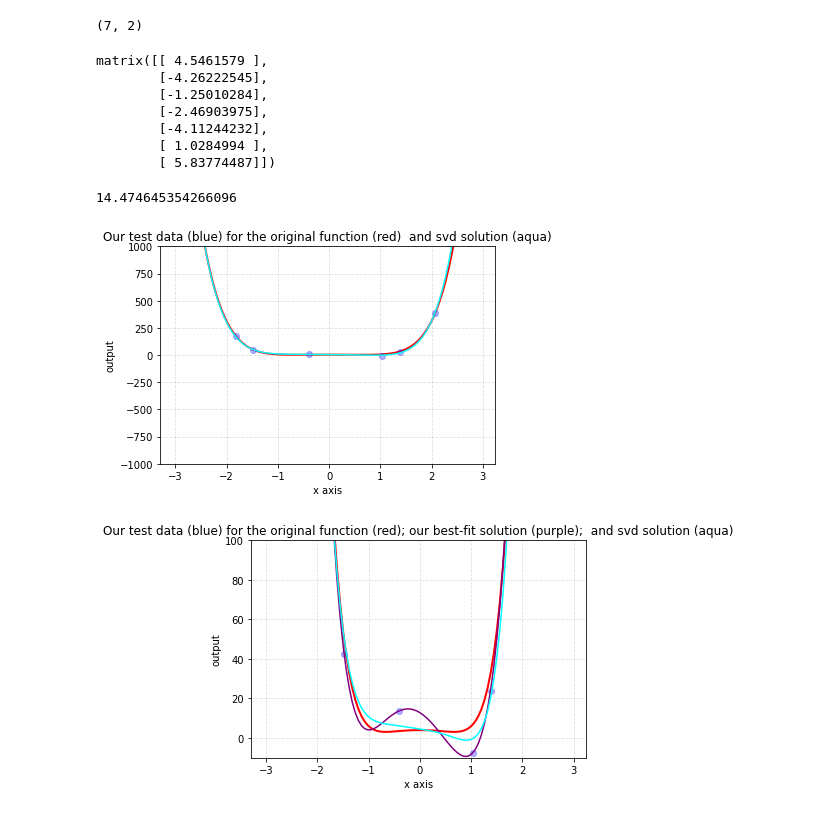
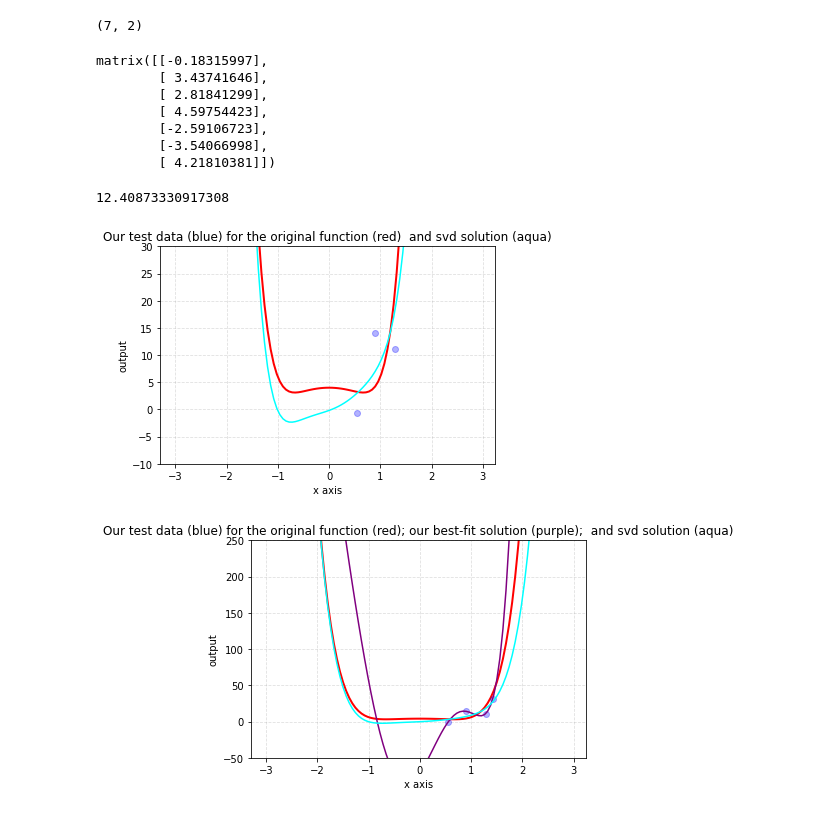
Before and after one commit to AaronSchram22/AdvLinearAlgebra, a Jupyter notebook: Copy_of_Project_4_Case_3_An_Interesting_Case_using_Singular_Values_and_Best_Fit.ipynb, the cells around one changed output. Drawn from its saved outputs; the diff is of its cells as text; code cells hidden in the pictures.

```diff
--- a/Copy_of_Project_4_Case_3_An_Interesting_Case_using_Singular_Values_and_Best_Fit.ipynb
+++ b/Copy_of_Project_4_Case_3_An_Interesting_Case_using_Singular_Values_and_Best_Fit.ipynb
@@ -58,9 +58,9 @@ actual_data_y = []
 for i in range(7):
     # pick a random number between -5 and 5
     x = 6*random.random() - 3
-    f = 4 - 3*x**2 + 5*x**6 +((30*random.random()-15))
+    f = 4 - 3*x**2 + 5*x**6
     actual_data_x.append(x)
-    actual_data_y.append(f)
+    actual_data_y.append(f+(30*random.random()-15))
 # %%
 # uncomment code below  to look at the data in actual_data_x or in actual_data_y
 
@@ -273,19 +273,19 @@ Vh_d.shape
 svdsol = (Vh_use @ linalg.inv(sigma_use) @ U_use.transpose()) @ b
 svdsol
 # %% [output]
-matrix([[ 4.5461579 ],
-        [-4.26222545],
-        [-1.25010284],
-        [-2.46903975],
-        [-4.11244232],
-        [ 1.0284994 ],
-        [ 5.83774487]])
+matrix([[-0.18315997],
+        [ 3.43741646],
+        [ 2.81841299],
+        [ 4.59754423],
+        [-2.59106723],
+        [-3.54066998],
+        [ 4.21810381]])
 # %%
 #  Let's see how close this actually gets us by comparing the original b vector to the result of Mc:
 error = ((b-M*svdsol).transpose() * (b-M*svdsol))[0,0]
 error**0.5
 # %% [output]
-14.474645354266096
+12.40873330917308
 # %%
 #Show a plot of the solutions using the best-fit method, and the SVD method:
 
@@ -306,7 +306,7 @@ svd_fit = svdsol[0,0] + svdsol[1,0]*xdata + svdsol[2,0]*(xdata**2) + svdsol[3,0]
 plt.plot(xdata,fdata, color='red', linewidth=2 ) + plt.plot(actual_data_x, actual_data_y, 'bo', alpha=0.3) + plt.plot(xdata, svd_fit, 'aqua')
 
 #Restrict the output values to this range:
-plt.ylim(-1000,1000)
+plt.ylim(-10,30)
 # Add a title
 plt.title('Our test data (blue) for the original function (red)  and svd solution (aqua)')
 
@@ -317,7 +317,7 @@ plt.ylabel('output')
 # Add a grid
 plt.grid(alpha=.4,linestyle='--')
 # %% [output]
-[figure, old version]
+[figure, new version]
 # %%
 #Show a plot of the solutions using the best-fit method, and the SVD method:
 
@@ -326,34 +326,34 @@ x = sym.symbols('x')
 
 xdata = []
 fdata = []
 #set up our 100 data points on the interval from (-3, 3):
 xdata = np.array(range(100))/(100/6) - 3
 # find the ouput for our function on each data point:
 fdata = 4 - 3*xdata**2 + 5*xdata**6
 
 #construct the solution from bestfit:
 best_fit = c[0,0] + c[1,0]*xdata + c[2,0]*(xdata**2) + c[3,0]*(xdata**3) + c[4,0]*(xdata**4) + c[5,0]*(xdata**5) + c[6,0]*(xdata**6)
 
 #construct the solution from svdsol
 svd_fit = svdsol[0,0] + svdsol[1,0]*xdata + svdsol[2,0]*(xdata**2) + svdsol[3,0]*(xdata**3) + svdsol[4,0]*(xdata**4) + svdsol[5,0]*(xdata**5) + svdsol[6,0]*(xdata**6)
 
 # Create the actual plot in red, and our datapoints in blue,
 # the best-fit method in green, and the svd solution in aqua:
 plt.plot(xdata,fdata, color='red', linewidth=2 ) + plt.plot(actual_data_x, actual_data_y, 'bo', alpha=0.3) + plt.plot(xdata,best_fit, color='purple') + plt.plot(xdata, svd_fit, 'aqua')
 
 
 #Restrict the output values to this range:
-plt.ylim(-10,100)
+plt.ylim(-50,250)
 # Add a title
 plt.title('Our test data (blue) for the original function (red); our best-fit solution (purple);  and svd solution (aqua)')
 
 # Add X and y Label
 plt.xlabel('x axis')
 plt.ylabel('output')
 
 # Add a grid
 plt.grid(alpha=.4,linestyle='--')
 # %% [output]
-[figure, old version]
+[figure, new version]
 # %%
 # At first try of using my orignal solution code for noise with a range of  −1  to  1 where singular values equals 5 and data points used equals 7.
```
Also changed, not shown: parts of 9 cells of this notebook.
